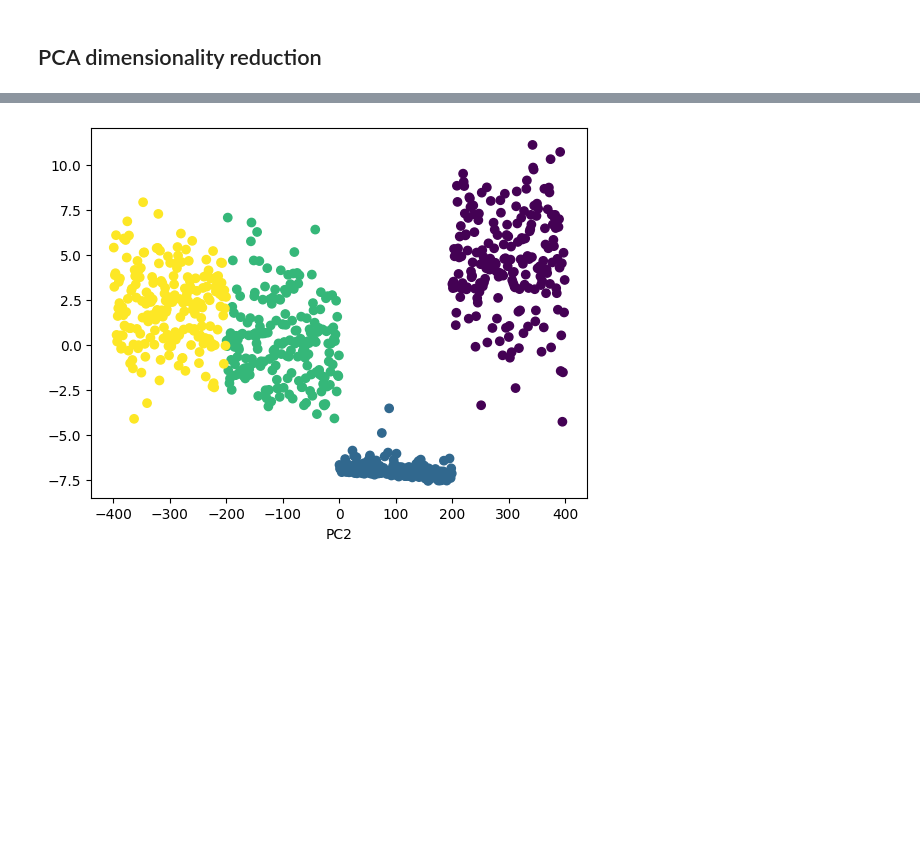
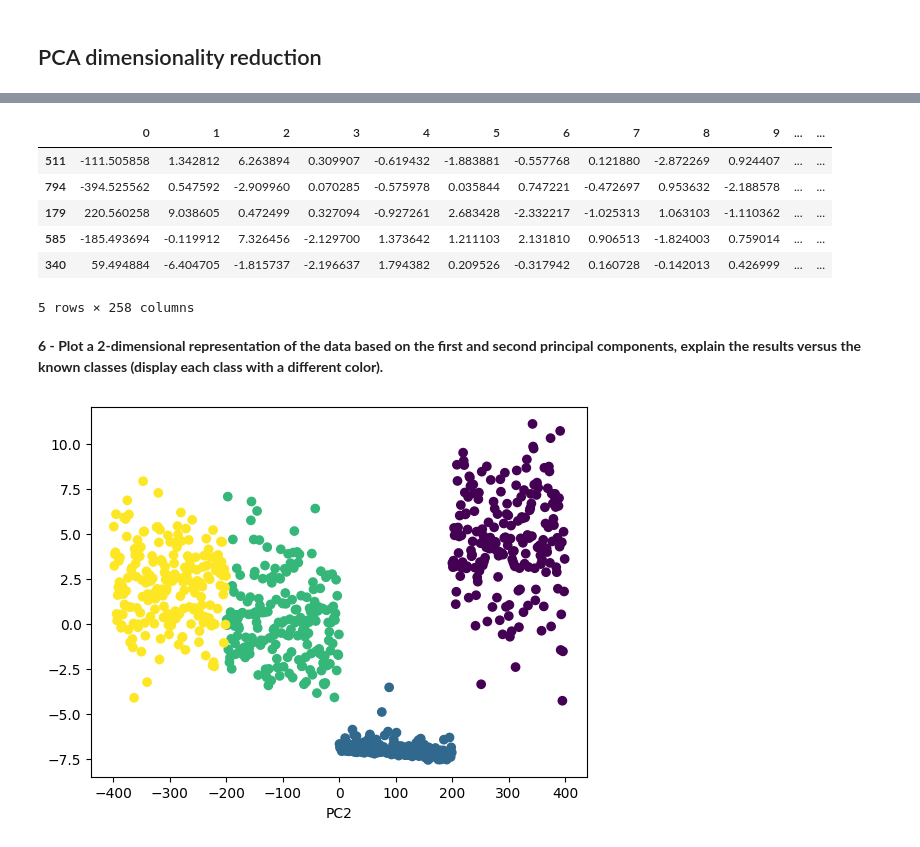
Before and after one commit to straylight77/data-sci-learning, a Jupyter notebook: dat203/lab8.ipynb, the cells around one changed output, grey strips where cells are left out. Saved outputs shown, nothing was run; the diff lists cells and outputs as text; code cells hidden in the pictures; blank space fills up the shorter version.

```diff
--- a/dat203/lab8.ipynb
+++ b/dat203/lab8.ipynb
@@ -128 +168,13 @@ data_pca.head()
+# %%
+data_pca.sample(5)
+# %% [output]
+|  | 0 | 1 | 2 | 3 | 4 | 5 | 6 | 7 | 8 | 9 | ... | ... |
+| 511 | -111.505858 | 1.342812 | 6.263894 | 0.309907 | -0.619432 | -1.883881 | -0.557768 | 0.121880 | -2.872269 | 0.924407 | ... | ... |
+| 794 | -394.525562 | 0.547592 | -2.909960 | 0.070285 | -0.575978 | 0.035844 | 0.747221 | -0.472697 | 0.953632 | -2.188578 | ... | ... |
+| 179 | 220.560258 | 9.038605 | 0.472499 | 0.327094 | -0.927261 | 2.683428 | -2.332217 | -1.025313 | 1.063103 | -1.110362 | ... | ... |
+| 585 | -185.493694 | -0.119912 | 7.326456 | -2.129700 | 1.373642 | 1.211103 | 2.131810 | 0.906513 | -1.824003 | 0.759014 | ... | ... |
+| 340 | 59.494884 | -6.404705 | -1.815737 | -2.196637 | 1.794382 | 0.209526 | -0.317942 | 0.160728 | -0.142013 | 0.426999 | ... | ... |
+5 rows × 258 columns
+# %% [markdown]
+**6 - Plot a 2-dimensional representation of the data based on the first and second principal components, explain the results versus the known classes (display each class with a different color).**
 # %%
```
Also changed, not shown: parts of 27 cells of this notebook.
